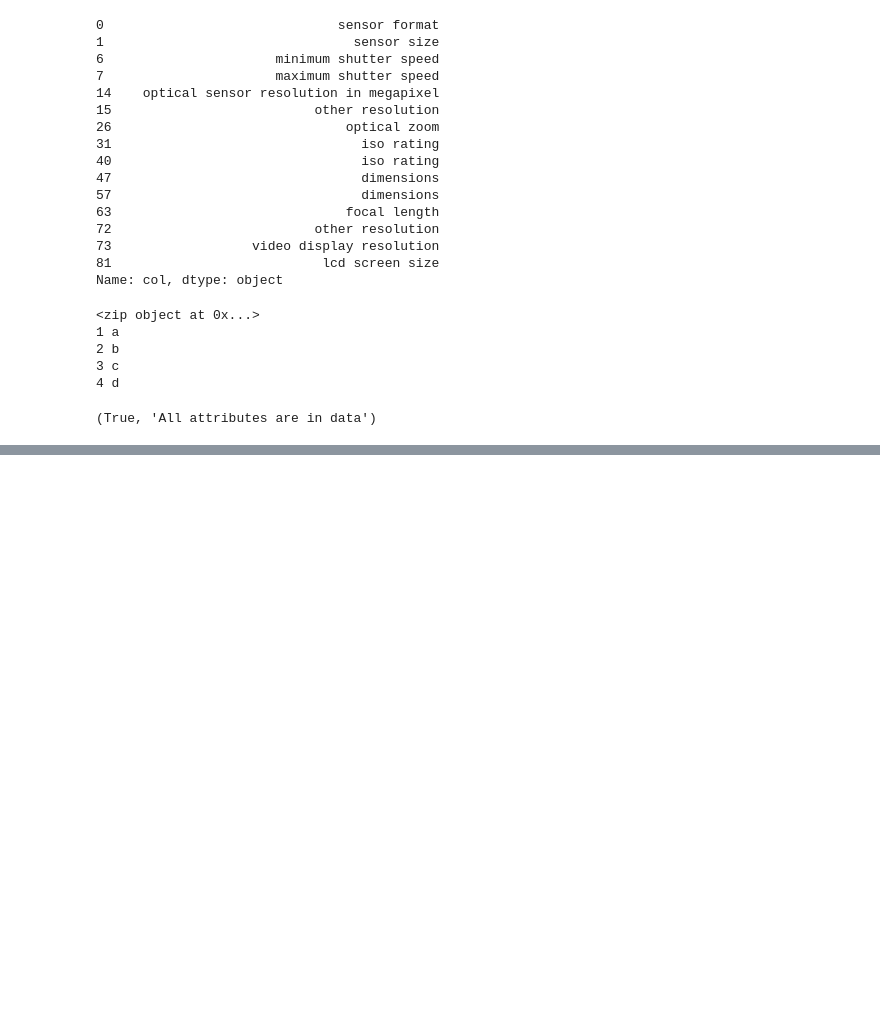
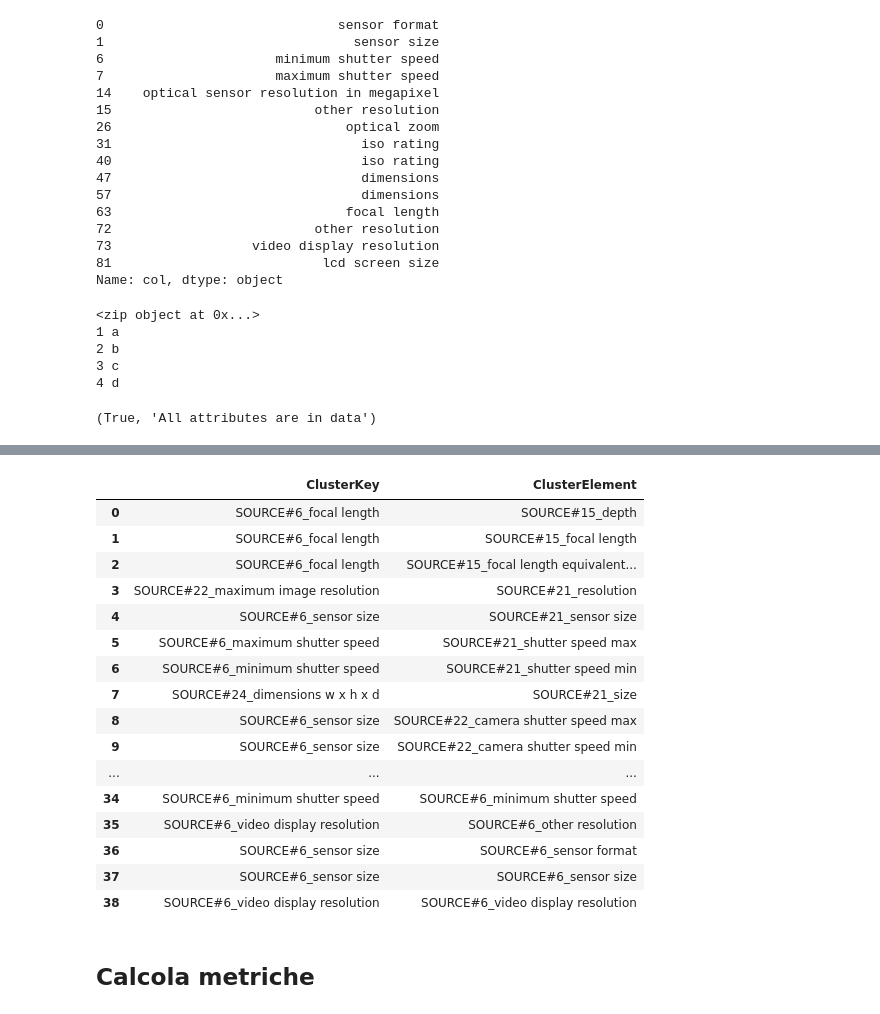
Before and after one commit to rokkian/spacy_for_data_integration, a Jupyter notebook: multiSchemaMatching.ipynb, the cells around one changed output, grey strips where cells are left out. Cells and saved outputs as stored; diff of their text form; code cells hidden in the pictures; blank space fills up the shorter version.

```diff
--- a/multiSchemaMatching.ipynb
+++ b/multiSchemaMatching.ipynb
@@ -705,0 +642,22 @@ ClusterOttenuti.groupby('ClusterKey').apply(Aggregazione)
+# %%
+res_cluster
+# %% [output]
+|  | ClusterKey | ClusterElement |
+| 0 | SOURCE#6_focal length | SOURCE#15_depth |
+| 1 | SOURCE#6_focal length | SOURCE#15_focal length |
+| 2 | SOURCE#6_focal length | SOURCE#15_focal length equivalent... |
+| 3 | SOURCE#22_maximum image resolution | SOURCE#21_resolution |
+| 4 | SOURCE#6_sensor size | SOURCE#21_sensor size |
+| 5 | SOURCE#6_maximum shutter speed | SOURCE#21_shutter speed max |
+| 6 | SOURCE#6_minimum shutter speed | SOURCE#21_shutter speed min |
+| 7 | SOURCE#24_dimensions w x h x d | SOURCE#21_size |
+| 8 | SOURCE#6_sensor size | SOURCE#22_camera shutter speed max |
+| 9 | SOURCE#6_sensor size | SOURCE#22_camera shutter speed min |
+| ... | ... | ... |
+| 34 | SOURCE#6_minimum shutter speed | SOURCE#6_minimum shutter speed |
+| 35 | SOURCE#6_video display resolution | SOURCE#6_other resolution |
+| 36 | SOURCE#6_sensor size | SOURCE#6_sensor format |
+| 37 | SOURCE#6_sensor size | SOURCE#6_sensor size |
+| 38 | SOURCE#6_video display resolution | SOURCE#6_video display resolution |
+# %% [markdown]
+## Calcola metriche
```
Also changed, not shown: parts of 24 cells of this notebook, 2 other files.
